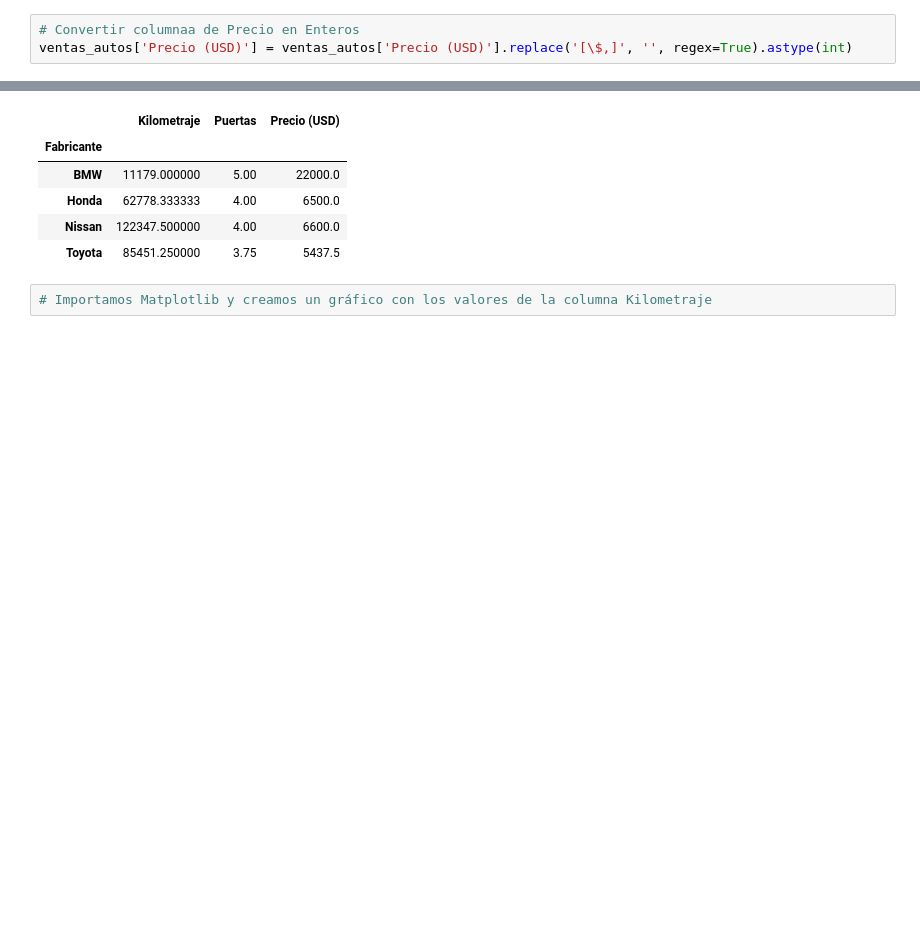
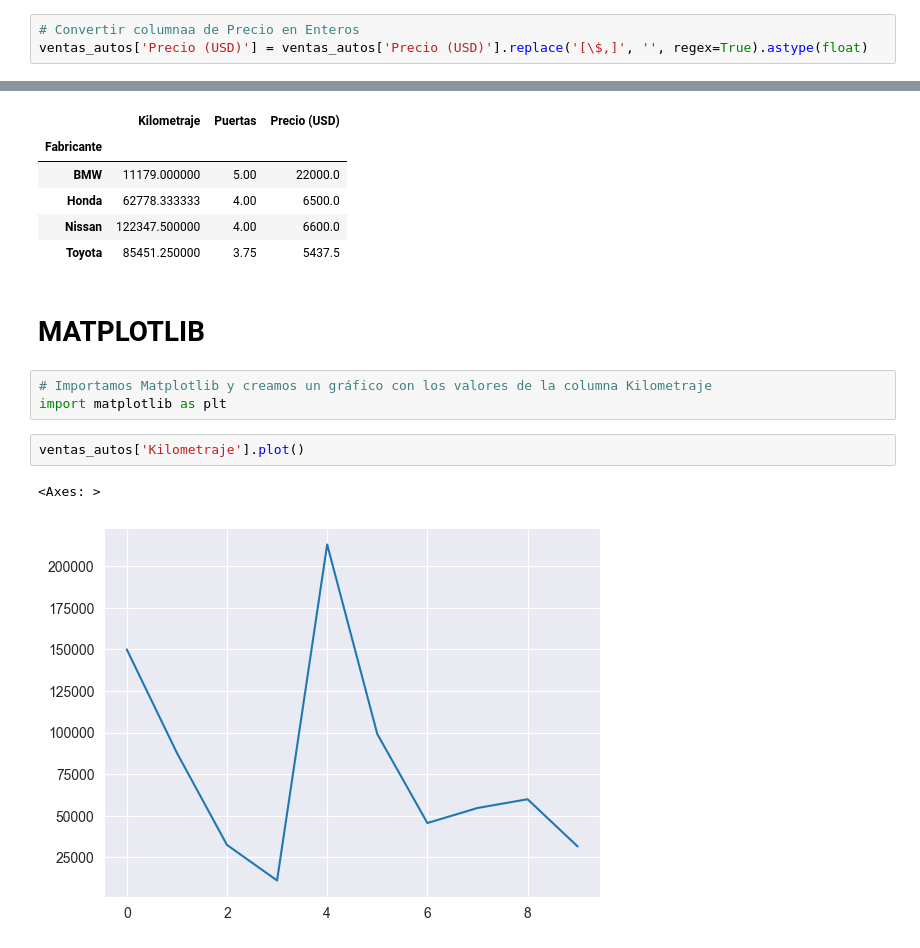
Before and after one commit to HugoPzo/Software_Learning, a Jupyter notebook: Udemy/Python16Dias/Dia15/pandasPt2.ipynb, the cells around one changed output, grey strips where cells are left out. Cells and saved outputs as stored; diff of their text form; blank space fills up the shorter version.

```diff
--- a/Udemy/Python16Dias/Dia15/pandasPt2.ipynb
+++ b/Udemy/Python16Dias/Dia15/pandasPt2.ipynb
@@ -61,6 +63,6 @@ ventas_autos.describe()
 # %%
 # Convertir columnaa de Precio en Enteros
-ventas_autos['Precio (USD)'] = ventas_autos['Precio (USD)'].replace('[\$,]', '', regex=True).astype(int)
+ventas_autos['Precio (USD)'] = ventas_autos['Precio (USD)'].replace('[\$,]', '', regex=True).astype(float)
 # %%
 # Obtenemos información del dataset utilizando info()
 ventas_autos.info()
@@ -186,5 +188,13 @@ ventas_autos.groupby('Fabricante').mean(numeric_only=True)
 | Honda | 62778.333333 | 4.00 | 6500.0 |
 | Nissan | 122347.500000 | 4.00 | 6600.0 |
 | Toyota | 85451.250000 | 3.75 | 5437.5 |
+# %% [markdown]
+# MATPLOTLIB
 # %%
 # Importamos Matplotlib y creamos un gráfico con los valores de la columna Kilometraje
+import matplotlib as plt
+# %%
+ventas_autos['Kilometraje'].plot()
+# %% [output]
+<Axes: >
+[figure, added]
```
Also changed, not shown: parts of 6 cells of this notebook, 1 other file.
